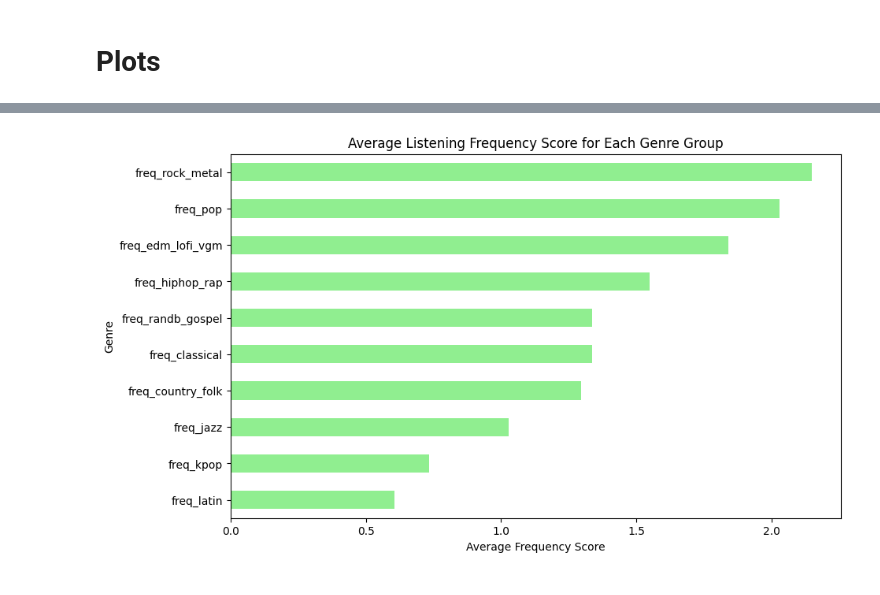
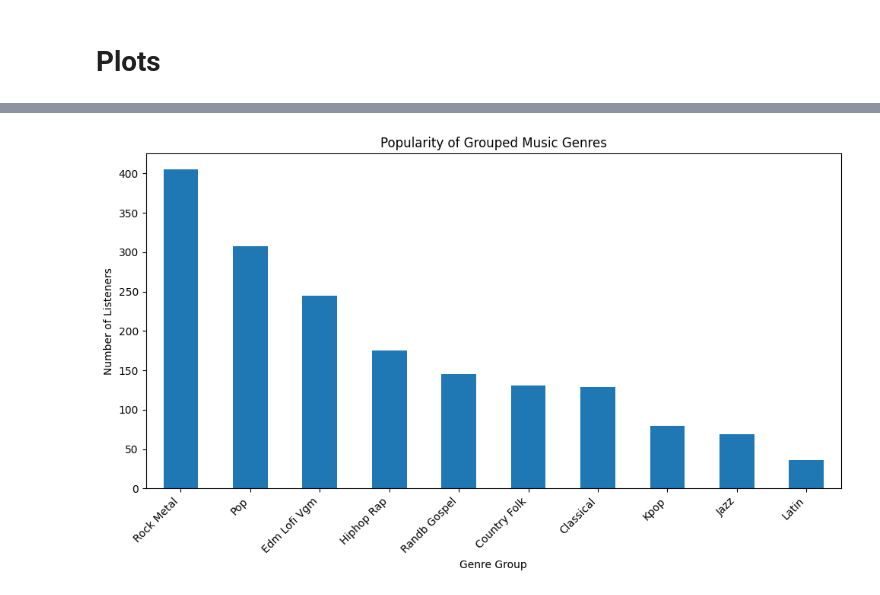
Before and after one commit to samyukrishnasamy/DS3001-Final, a Jupyter notebook: eda.ipynb, the cells around one changed output, grey strips where cells are left out. Drawn from its saved outputs; the diff is of its cells as text; code cells hidden in the pictures.

Commit message:
updated charts

```diff
--- a/eda.ipynb
+++ b/eda.ipynb
@@ -205,2 +236,5 @@ df.to_csv("mxmh_cleaned.csv", index=False)
+# %%
+DATA_PATH = Path("/Users/samyukrishnasamy/DS3001-Final/mxmh_cleaned.csv")
+df = pd.read_csv(DATA_PATH)
 # %% [markdown]
 # Plots
@@ -269,8 +241,18 @@ plt.show()
-# %%
-df[freq_grouped].mean().sort_values().plot(kind="barh", figsize=(10, 6), color="lightgreen")
-plt.title("Average Listening Frequency Score for Each Genre Group")
-plt.xlabel("Average Frequency Score")
-plt.ylabel("Genre")
-plt.show()
-# %% [output]
-[figure, removed]
+# %%
+genre_counts = (
+    df["genre_list"]
+    .apply(eval)
+    .explode()
+    .value_counts()
+)
+
+plt.figure(figsize=(10, 6))
+genre_counts.plot(kind="bar")
+plt.title("Popularity of Grouped Music Genres")
+plt.xlabel("Genre Group")
+plt.ylabel("Number of Listeners")
+plt.xticks(rotation=45, ha="right")
+plt.tight_layout()
+plt.show()
+# %% [output]
+[figure, added]
```
Also changed, not shown: parts of 14 cells of this notebook.
